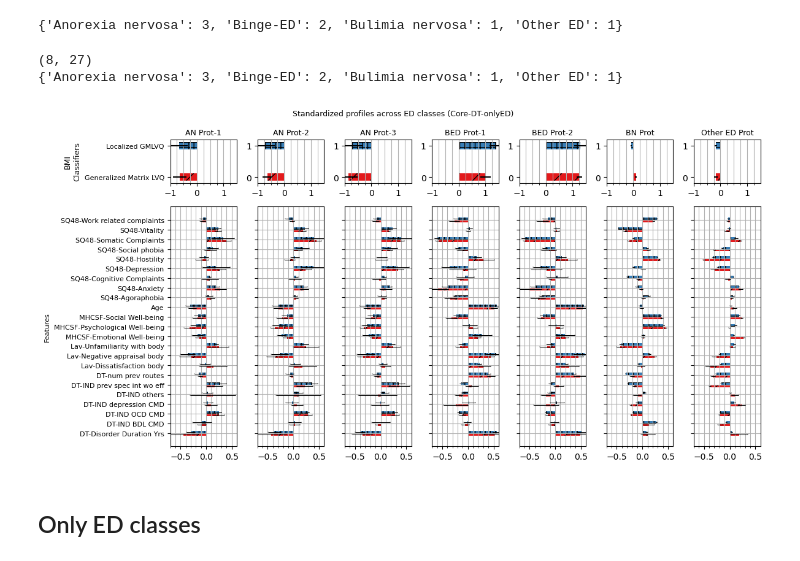
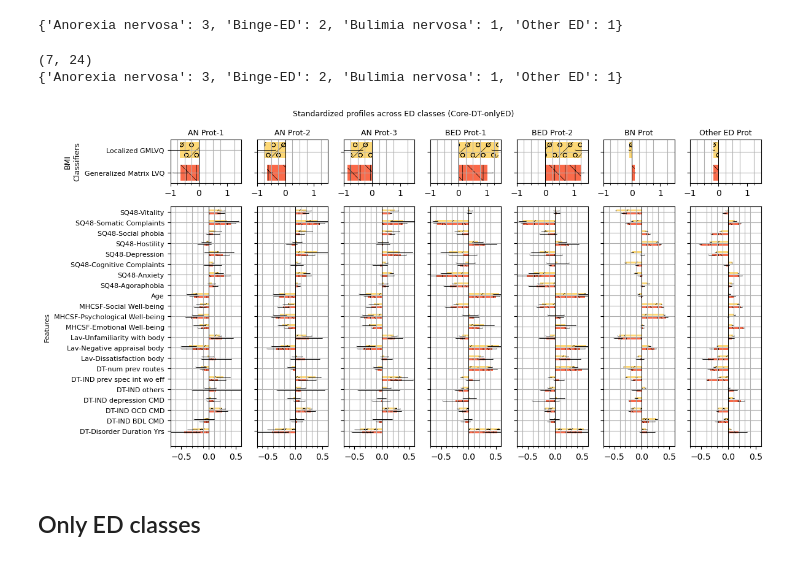
Before and after one commit to SrGh31/ED-profiling, a Jupyter notebook: Prediction_EDTypes_Severity.ipynb, the cells around one changed output. Drawn from its saved outputs; the diff is of its cells as text; code cells hidden in the pictures.

Commit message:
fixed figure file naming, removed and cleaned up figure directories, fixed fig colors and patterns

```diff
--- a/Prediction_EDTypes_Severity.ipynb
+++ b/Prediction_EDTypes_Severity.ipynb
@@ -554,9 +452,10 @@ fig.savefig('figs/PNGs/classification/FIMP1_%s_horz.png'%exp_name, bbox_inches='
 # %%
 select_keys2=['GNB','LGMLVQ2', 'LogLASSO']
+colors_cw=[[201,148,199],[254,217,118], [65,182,196]]
 classifier_names=['Gaussian NB','Local GMLVQ', 'Logistic regession\n w/LASSO']
 Cls_dict=dict(zip(fimp_all_exps[choice]['GNB']['cls_names'], ['AN','BED','BN', 'Other ED', 'Others']))
-bar_width = 0.25  # the width of the bars#shifts=[-0.48, -0.33,-0.167, 0.167,0.33,0.48]
-shifts=[-0.25,0.0,0.25]
+bar_width = 0.2  # the width of the bars#shifts=[-0.48, -0.33,-0.167, 0.167,0.33,0.48]
+shifts=[-0.2,0.0,0.2]
 ind2=ind[1:4]#fig1, ax1 = plt.subplots(nclasses,1, figsize=(8,7), sharex=True)
 fig1 = plt.figure(constrained_layout=True, figsize=(12,6))
 heights, widths, ax1, ax11 =[0.18,1],np.ones(nclasses),[],[]
@@ -564,18 +463,19 @@ spec = fig1.add_gridspec(ncols=nclasses, nrows=2, width_ratios=widths, height_ra
 for colnum in range(nclasses):
     ax1.append(fig1.add_subplot(spec[1,colnum]))
     ax11.append(fig1.add_subplot(spec[0,colnum]))
-rects_all={}
-#fimp_all['GNB']['C1']
+rects_all={}#fimp_all['GNB']['C1']
 fimp_tabulate_cw={}
 for cls in range(0, nclasses):
     for idx,key in enumerate(select_keys2):
         clsName=fimp_all_exps[choice][key]['cls_names'][cls]#pipeClassifiers_all[key][0][key].classes_[cls]
         bardata, err=np.mean(fimp_all[key]['C%d'%(cls+1)]['All'], axis=0), np.std(fimp_all[key]['C%d'%(cls+1)]['All'], axis=0)
-        rects_all[key] = ax1[cls].barh(ind +shifts[idx], bardata[1:], height=bar_width, xerr=err[1:], label=key, color=colors[idx],hatch=patterns[idx],
+        rects_all[key] = ax1[cls].barh(ind +shifts[idx], bardata[1:], height=bar_width, xerr=err[1:], label=key,
+                                       color=np.array(colors_cw[idx])/256,hatch=patterns[idx+len(select_keys1)],
                            error_kw=dict(lw=0.75, capsize=0.5, capthick=0.3))
         mean_err=(np.column_stack((bardata, err))).flatten()
         fimp_tabulate_cw[key+'-'+Cls_dict[clsName]]=mean_err
-        ax11[cls].barh(idx, bardata[0], height=bar_width, xerr=err[0],  color=colors[idx],hatch=patterns[idx])
+        ax11[cls].barh(shifts[idx], bardata[0], height=bar_width*0.5, xerr=err[0], color=np.array(colors_cw[idx])/256,
+                       hatch=patterns[idx+len(select_keys1)])
 # Add some text for labels, title and custom x-axis tick labels, etc.
     axis_intervals=np.arange(0,0.2,0.05)
     ax1[cls].set_xticks(axis_intervals, minor=True)
@@ -584,8 +484,9 @@ for cls in range(0, nclasses):
     ax11[cls].set_title('%s'%Cls_dict[clsName], fontsize=fs)
     ax11[cls].set_xlabel('importance/weight', fontsize=fs)
     ax1[cls].set_xlim(0,0.2)
-    ax11[cls].set_xlim(-0.001,0.48)
+    ax11[cls].set_xlim(-0.001,0.55)
     ax1[cls].set_yticks(ind)
+    ax1[cls].set_ylim(-0.5,len(show_col_names)-1.5)
     if cls==0:
         ax1[cls].set_yticklabels(show_col_names[1:], rotation=0, fontsize=fs-1)
         ax1[cls].set_ylabel('Features', fontsize=fs)
@@ -596,7 +497,7 @@ for cls in range(0, nclasses):
     #    ax1[cls].legend(fontsize=fs-2, loc='upper right', ncol=3)
     #else:
     #    ax1[cls].legend('')
-ax11[0].set_yticks(np.arange(0, len(select_keys2)))
+ax11[0].set_yticks(shifts)
 ax11[0].set_yticklabels(classifier_names, rotation=0, fontsize=fs-1)
 ax11[0].set_ylabel('BMI\nClassifiers', fontsize=fs)
 fimp_tabulate_cw=pd.DataFrame.from_dict(data=fimp_tabulate_cw).T
@@ -684,9 +564,10 @@ Prot_dict
 {'Anorexia nervosa': 3, 'Binge-ED': 2, 'Bulimia nervosa': 1, 'Other ED': 1}
 # %%
 fig3 = plt.figure(constrained_layout=True, figsize=(12,6))
+cols_cw_prot=[[251,106,74],[254,217,118]]
+prof_hatch=['\\|','/o', '|*', '-\\', '+o', 'x*', 'o-', 'O|', 'O.', '*-']
 select_keys2, classifier_prot=['GMLVQ','LGMLVQ2'], ['Generalized Matrix LVQ', 'Localized GMLVQ']
 fs, nprots=9, np.shape(prots_lvq_all[choice]['GMLVQ']['Mean'])[0]
-#prots_per_class=pipeClassifiers_all['GMLVQ'][0]['GMLVQ'].prototype_n_per_class
 Cls_dict=dict(zip(prots_lvq_all[choice]['GMLVQ']['cls_names'], ['AN','BED','BN', 'Other ED', 'Others']))
 Prot_dict=dict(zip(prots_lvq_all[choice]['GMLVQ']['cls_names'], prots_lvq_all[choice]['GMLVQ']['prot_per_cls']))
 prot_cls=[]
@@ -696,7 +577,7 @@ for clsName, prots in Prot_dict.items():
             prot_cls.append('%s Prot'%(Cls_dict[clsName]))
         else:
             prot_cls.append('%s Prot-%d'%(Cls_dict[clsName],idx+1))
-print(np.shape(prots_lvq_all[2.1]['GMLVQ']['Mean']))
+print(np.shape(prots_lvq_all[choice]['GMLVQ']['Mean']))
 print(Prot_dict)
 'prot_per_cls'
 heights, widths, ax3, ax31 =[0.18,1],np.ones(nprots),[],[]
@@ -705,6 +586,7 @@ for colnum in range(nprots):
     ax3.append(fig3.add_subplot(spec3[1,colnum]))
     ax31.append(fig3.add_subplot(spec3[0,colnum]))
 rects_all={}
+shift_bmi=[-0.25, .025]
 norm_profile_all, profile_all={},{}
 prof_mean, prof_std=dataset_types[choice]['mean'], dataset_types[choice]['std']
 for prot in range(nprots):
@@ -712,46 +594,57 @@ for prot in range(nprots):
     for idx,key in enumerate(['GMLVQ','LGMLVQ2']):
         clsName=prot_cls[prot]#pipeClassifiers_all[key][0][key].classes_[cls]
         bardata, err=prots_lvq_all[choice][key]['Mean'][prot], prots_lvq_all[choice][key]['Std'][prot]
-        rects_all[key] = ax3[prot].barh(ind[1:] +shifts[idx], bardata[1:], height=bar_width, xerr=err[1:], label=key, color=colors[idx], hatch=patterns[idx],
-                           error_kw=dict(lw=0.75, capsize=0.5, capthick=0.3))
+        rects_all[key] = ax3[prot].barh(ind[1:] +shifts[idx], bardata[1:], height=bar_width, xerr=err[1:], label=key,
+                color=np.array(cols_cw_prot[idx])/256, hatch=prof_hatch[idx],
+                                        error_kw=dict(lw=0.65, capsize=0.5, capthick=0.2, ecolor='k'))
         mean_err=(np.column_stack((bardata, err))).flatten()
         norm_profile_all[key+'-'+clsName]=mean_err
         for iter in range(np.shape(prots_lvq_all[choice]['GMLVQ']['All'])[0]):
             true_scale[iter, :]=(prots_lvq_all[choice][key]['All'][iter][prot]*prof_std)+prof_mean
-        ax31[prot].barh(idx, bardata[0], height=bar_width, xerr=err[0],  color=colors[idx],hatch=patterns[idx])
+        ax31[prot].barh(shift_bmi[idx], bardata[0], height=bar_width, xerr=err[0],
+                        color=np.array(cols_cw_prot[idx])/256,hatch=prof_hatch[idx],
+                        error_kw=dict(lw=0.65, capsize=0.5, capthick=0.2, ecolor='k'))
 # Add some text for labels, title and custom x-axis tick labels, etc.
     minor_ticks, minor_ticks2 = np.arange(-0.7, 0.6, 0.1), np.arange(-1, 1.5, 0.25)
    # ax3.set_xticks(minor_ticks)
     ax3[prot].set_xticks(minor_ticks, minor=True)
-    ax3[prot].grid(which='both')
+    ax3[prot].grid(which='minor')
     #ax31[prot].grid(axis='x')
     ax31[prot].set_title('%s'%clsName, fontsize=fs)
     ax3[prot].set_xlim(-0.7,0.6)
     ax31[prot].set_xticks(minor_ticks2, minor=True)
-    ax31[prot].grid(axis='x', which='both')
+    ax31[prot].grid(axis='x', which='minor')
+    ax31[prot].grid(axis='y', which='major')
+    ax3[prot].grid(axis='y', which='major')
     ax31[prot].set_xlim(-1,1.5)
     ax3[prot].set_yticks(ind[1:])
+    ax31[prot].axvline(x = 0.0, color = 'k', linestyle = '-', linewidth=0.75)
+    ax3[prot].axvline(x = 0.0, color = 'k', linestyle = '-', linewidth=0.75)
+    ax3[prot].set_ylim(-0.5,len(show_col_names)-1.5)
     if prot==0:
         ax3[prot].set_yticklabels(show_col_names[1:], rotation=0, fontsize=fs-1)
         ax3[prot].set_ylabel('Features', fontsize=fs-1)
     else:
         ax3[prot].set_yticklabels([])
-ax31[0].set_yticks(np.arange(0, len(select_keys2)))
+        ax31[prot].set_yticklabels([])
+ax31[0].set_yticks(shift_bmi)
+
 ax31[0].set_yticklabels(classifier_prot, rotation=0, fontsize=fs-1)
 ax31[0].set_ylabel('BMI\nClassifiers', fontsize=fs)
 fig3.suptitle('Standardized profiles across ED classes (%s)'%exp_name, fontsize=fs)
 fig3.tight_layout()
+plt.subplots_adjust(wspace=None, hspace=None)
 #plt.show()
-fig2.savefig('figs/PDFs/classification/Prots_%s_vert.pdf'%exp_name, bbox_inches='tight', transparent=False,\
+fig3.savefig('figs/PDFs/classification/Prots_%s_vert.pdf'%exp_name, bbox_inches='tight', transparent=False,\
                pad_inches=0.01)
-fig2.savefig('figs/PNGs/classification/Prots_%s_vert.png'%exp_name, bbox_inches='tight', transparent=False,\
+fig3.savefig('figs/PNGs/classification/Prots_%s_vert.png'%exp_name, bbox_inches='tight', transparent=False,\
                pad_inches=0.01)
 #norm_profile_all.to_csv('tabs/normed_CW_Profiles_%s.csv'%exp_name, sep='\t', decimal='.', index=False)
 #profile_all.to_csv('tabs/CW_Profiles_%s.csv'%exp_name, sep='\t', decimal='.', index=False)
 # %% [output]
-(8, 27)
+(7, 24)
 {'Anorexia nervosa': 3, 'Binge-ED': 2, 'Bulimia nervosa': 1, 'Other ED': 1}
-[figure, old version]
+[figure, new version]
 # %% [markdown]
 ## Only ED classes
 # %% [raw]
```
Also changed, not shown: parts of 14 cells of this notebook, 33 other files.
